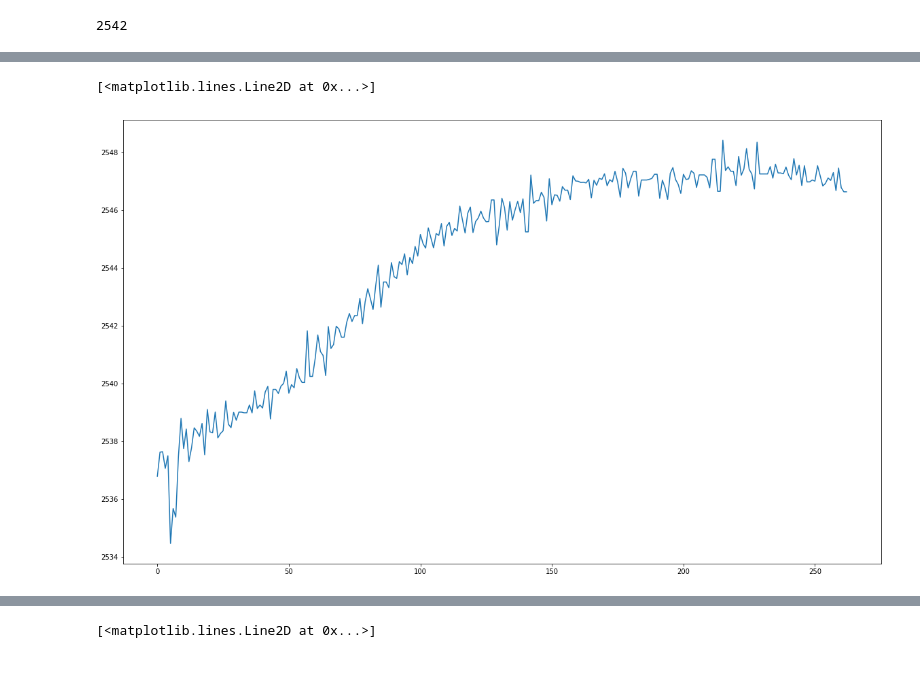
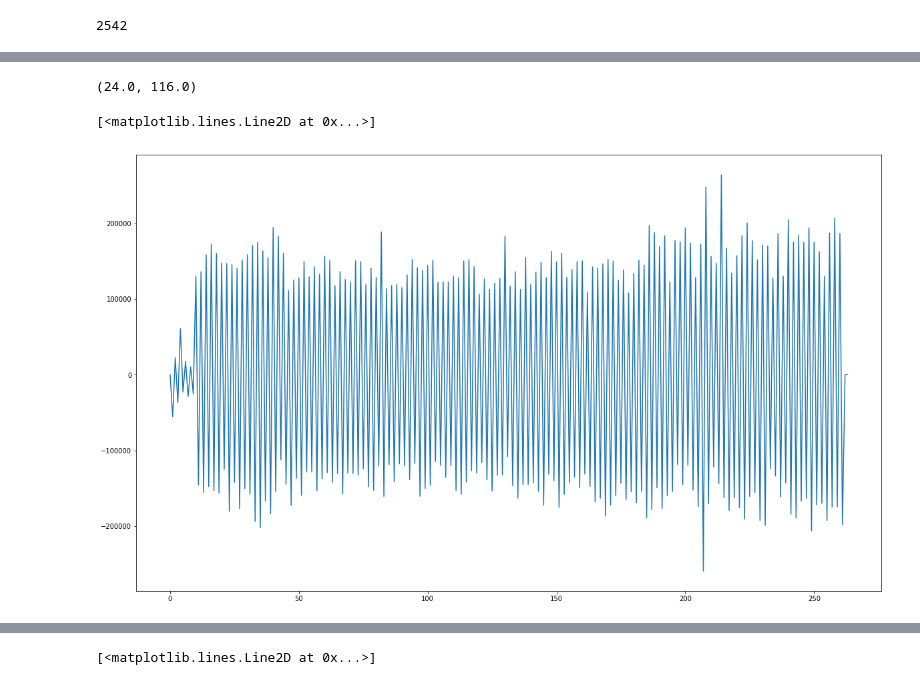
Before and after one commit to happycube/ld-decode, a Jupyter notebook: ld-decode-r1.ipynb, the cells around one changed output, grey strips where cells are left out. Saved outputs shown, nothing was run; the diff lists cells and outputs as text; code cells hidden in the pictures.

```diff
--- a/ld-decode-r1.ipynb
+++ b/ld-decode-r1.ipynb
@@ -741,8 +704,3 @@ plt.plot(d[609449:609949])
-# %%
-plt.plot(np.diff(linelocs2))
-# %% [output]
-[<matplotlib.lines.Line2D at 0x...>]
-[figure, removed]
 # %%
 # returns an NTSC 4fsc bitmap of desired channel
 def downscale_ntsc_field(data, linelocs, channel = 'demod'):
@@ -750,6 +708,10 @@ def downscale_ntsc_field(data, linelocs, channel = 'demod'):
     outlinelen = int(np.round(outlinelen))
 
     return downscale_field(data[0][channel], linelocs, outwidth=outlinelen), outlinelen
+# %%
+0.6*40, 2.9*40
+# %% [output]
+(24.0, 116.0)
 # %%
 shift33 = -((33.0 / 360.0) * np.pi)
 
@@ -813,0 +806,5 @@ def refine_linelocs_ntscburst(data, linelocs2, phaseoffset = False):
+# %%
+plt.plot(burstlevels3)
+# %% [output]
+[<matplotlib.lines.Line2D at 0x...>]
+[figure, added]
```
Also changed, not shown: parts of 14 cells of this notebook, 3 other files.
